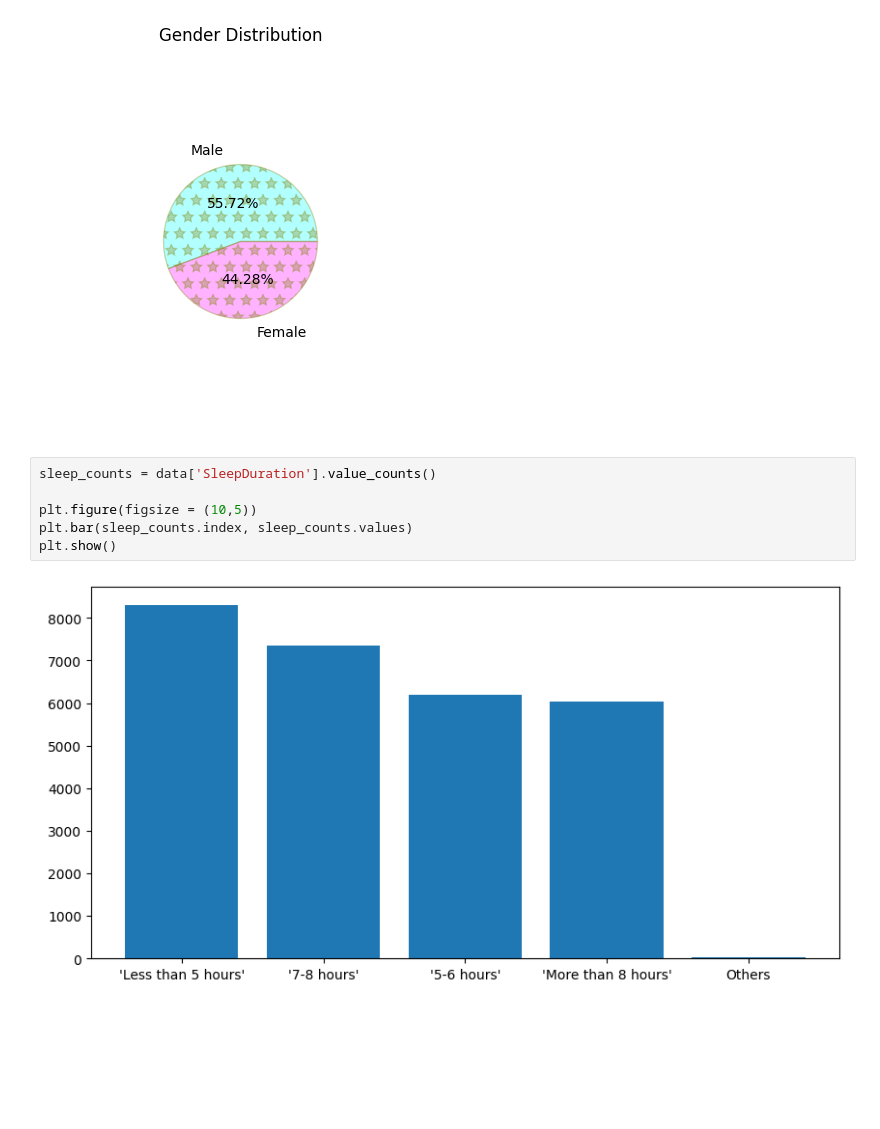
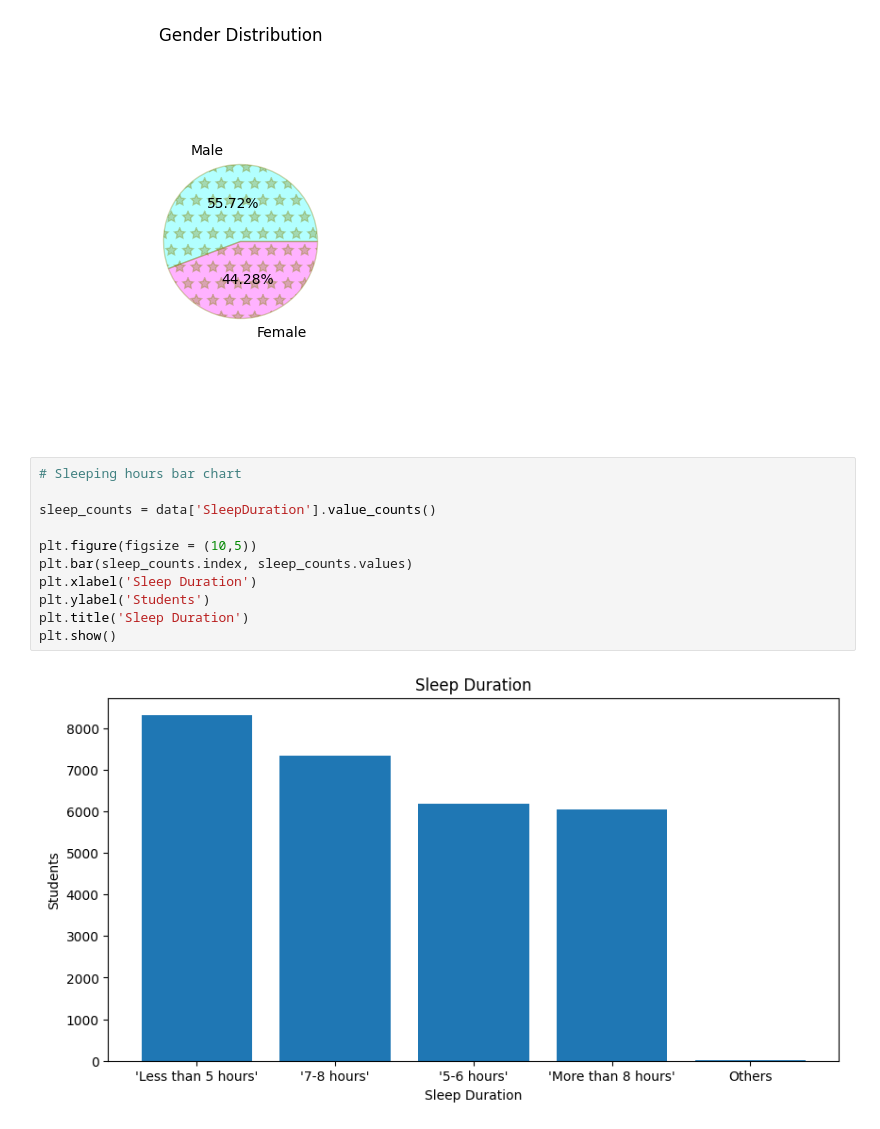
Before and after one commit to ToblerX/student_data_analysis, a Jupyter notebook: sample.ipynb, the cells around one changed output. Cells and saved outputs as stored; diff of their text form; blank space fills up the shorter version.

```diff
--- a/sample.ipynb
+++ b/sample.ipynb
@@ -58,10 +58,15 @@ plt.show()
 # %% [output]
 [figure]
 # %%
+# Sleeping hours bar chart
+
 sleep_counts = data['SleepDuration'].value_counts()
 
 plt.figure(figsize = (10,5))
 plt.bar(sleep_counts.index, sleep_counts.values)
+plt.xlabel('Sleep Duration')
+plt.ylabel('Students')
+plt.title('Sleep Duration')
 plt.show()
 # %% [output]
-[figure, old version]
+[figure, new version]
```
Also changed, not shown: parts of 1 cell of this notebook.
